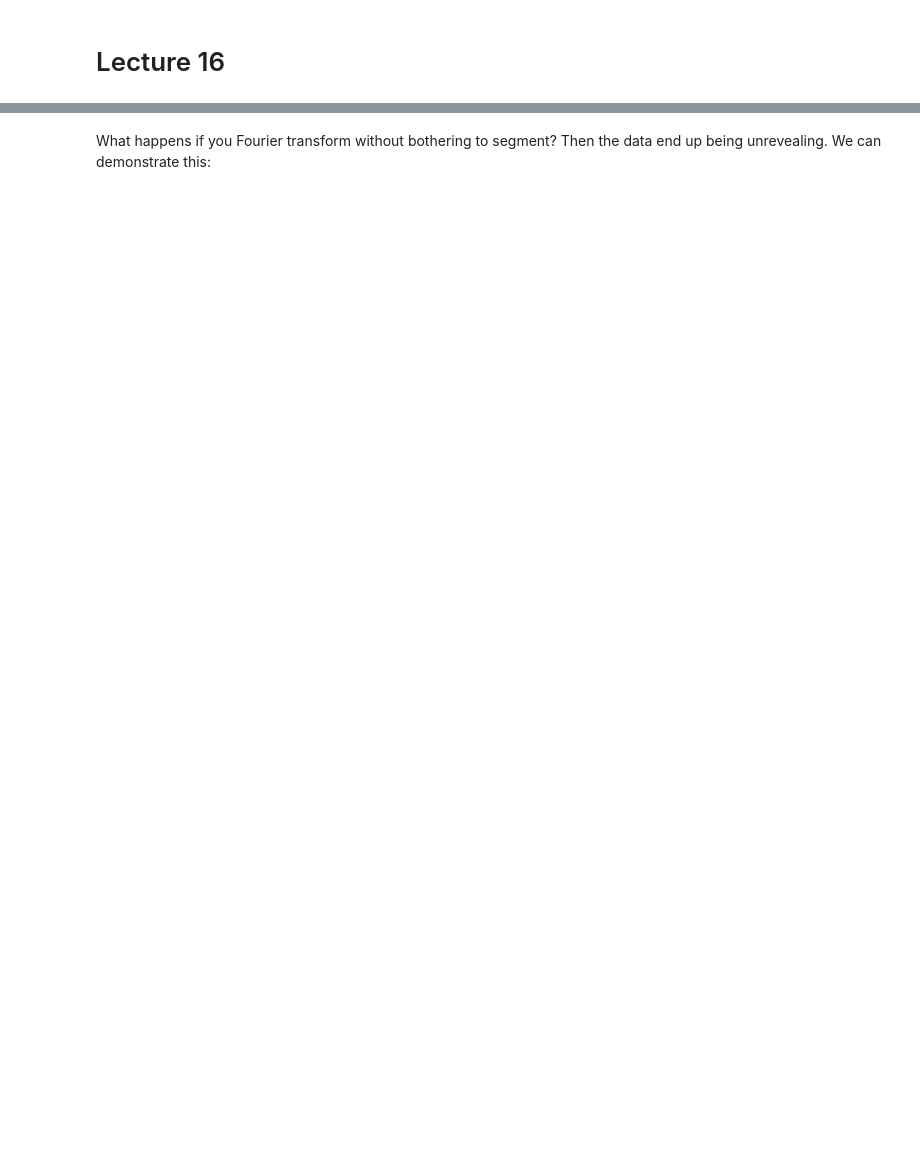
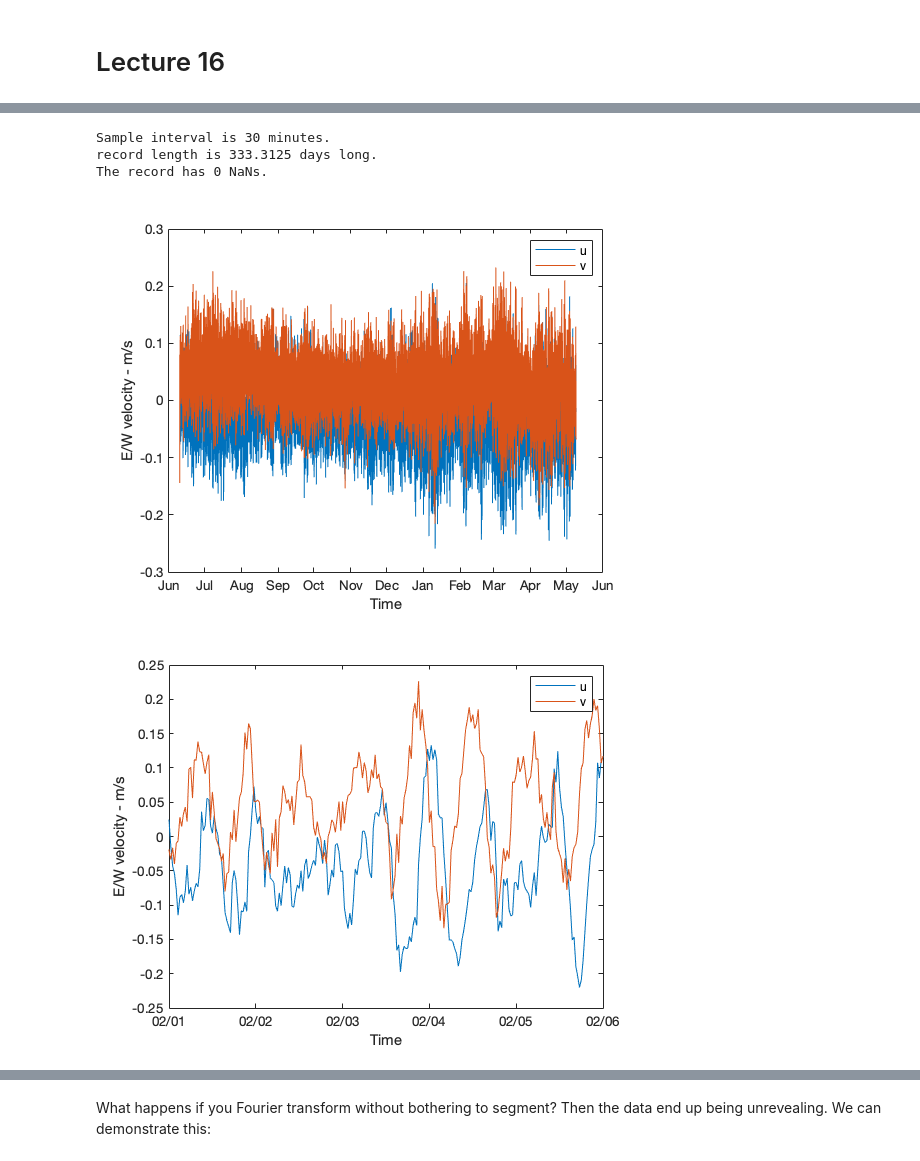
Before and after one commit to malford11/SIO221a_Github_code, a Jupyter notebook: lectures/SIO221a_Lecture16_MATLAB.ipynb, the cells around one changed output, grey strips where cells are left out. Saved outputs shown, nothing was run; the diff lists cells and outputs as text; code cells hidden in the pictures; blank space fills up the shorter version.

```diff
--- a/lectures/SIO221a_Lecture16_MATLAB.ipynb
+++ b/lectures/SIO221a_Lecture16_MATLAB.ipynb
@@ -8,0 +55,45 @@ Concepts covered: Cross-covariance, cross-spectrum, coherence
+# %%
+%Let's load in some real data from Alford et al (2012) and have a look.
+clear all
+cd('/Users/malford/GoogleDrive/Work/Projects/Teaching/sio221a/MHA_2022/')
+load('data/Vel_2008-2009.mat')
+
+%Now we will make a complex vector.
+it=1:16000;
+iz=min(find(Vel.z > 300));
+data=Vel.u(iz,it)+i*Vel.v(iz,it);
+time=Vel.dtnum(it);
+dt=nanmean(diff(time));
+
+disp(['Sample interval is ' num2str(dt*24*60) ' minutes.'])
+
+disp(['record length is ' num2str(nanmax(time) - nanmin(time)) ' days long.'])
+%% Check it for nans!
+disp(['The record has ' num2str(length(find(isnan(data)))) ' NaNs.'])
+
+figure(1)
+
+plot(time,real(data),time,imag(data))
+ylabel('E/W velocity - m/s')
+xlabel('Time')
+legend('u','v')
+
+datetick
+
+%And let's zoom in:
+figure(2)
+
+plot(time,real(data),time,imag(data))
+ylabel('E/W velocity - m/s')
+xlabel('Time')
+
+
+xlim(datenum(2009,2,1,0,0,0)+[0 5])
+datetick('x','keeplimits')
+legend('u','v')
+# %% [output]
+Sample interval is 30 minutes.
+record length is 333.3125 days long.
+The record has 0 NaNs.
+[figure, added]
+[figure, added]
```
Also changed, not shown: parts of 13 cells of this notebook, 11 other files.
